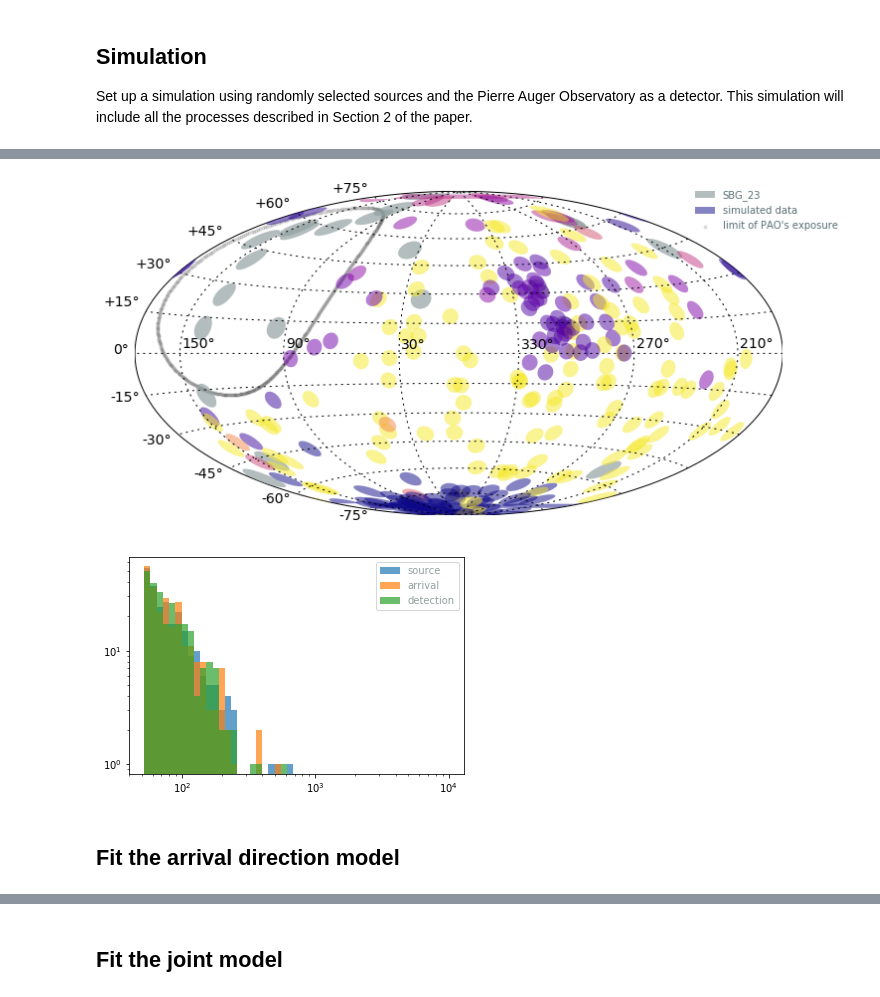
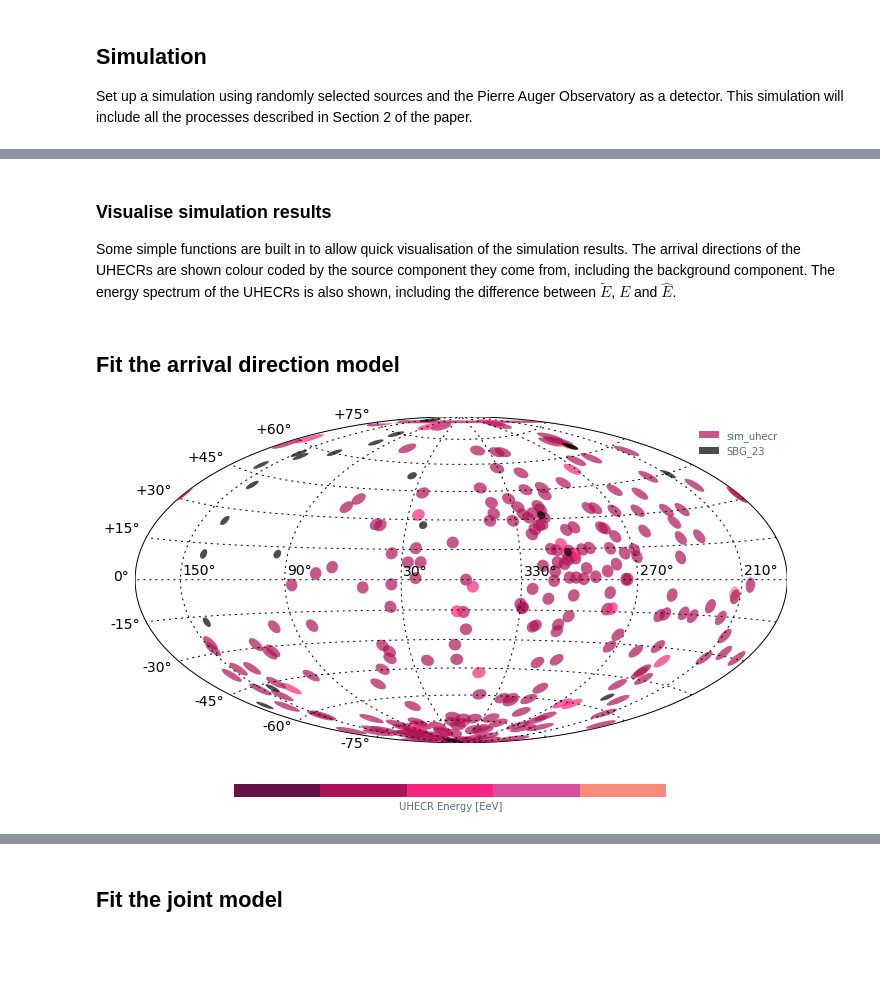
Before and after one commit to cescalara/uhecr_model, a Jupyter notebook: code_for_paper/fits_to_simulations/arrival_vs_joint/arrival_vs_joint.ipynb, the cells around one changed output, grey strips where cells are left out. Saved outputs shown, nothing was run; the diff lists cells and outputs as text; code cells hidden in the pictures; blank space fills up the shorter version.

```diff
--- a/code_for_paper/fits_to_simulations/arrival_vs_joint/arrival_vs_joint.ipynb
+++ b/code_for_paper/fits_to_simulations/arrival_vs_joint/arrival_vs_joint.ipynb
@@ -127,10 +95,17 @@ done
+# %% [markdown]
+### Visualise simulation results
+Some simple functions are built in to allow quick visualisation of the simulation results. The arrival directions of the UHECRs are shown colour coded by the source component they come from, including the background component. The energy spectrum of the UHECRs is also shown, including the difference between $\tilde{E}$, $E$ and $\hat{E}$.
 # %%
-analysis.plot_simulation('arrival direction')
+sim_analysis.plot_simulation('arrival direction')
-# %% [output]
-[figure, removed]
 # %%
-analysis.plot_simulation('energy')
+sim_analysis.plot_simulation('energy')
-# %% [output]
-[figure, removed]
 # %% [markdown]
 ## Fit the arrival direction model
+# %%
+# Define data from simulation
+sim_output_file = 'output/joint_model_simulation.h5'
+data = Data()
+data.from_file(sim_output_file)
+data.show();
+# %% [output]
+[figure, added]
```
Also changed, not shown: parts of 15 cells of this notebook.
